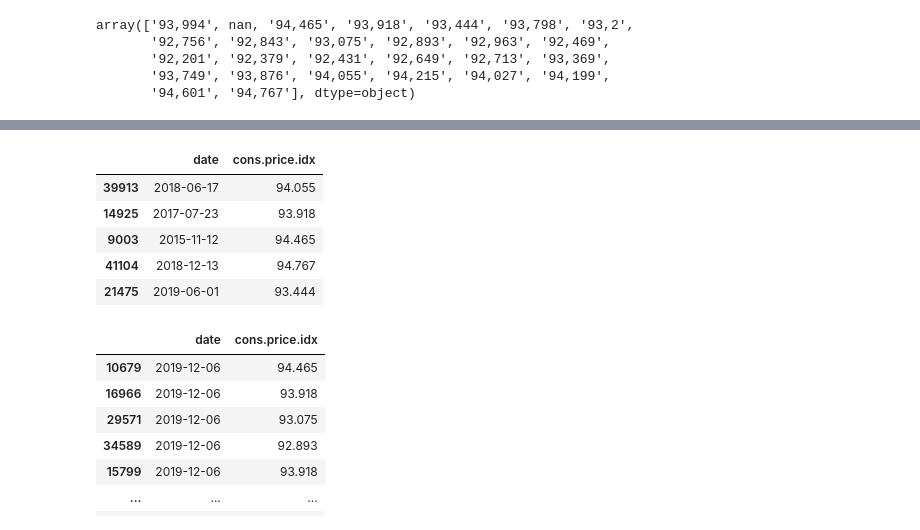
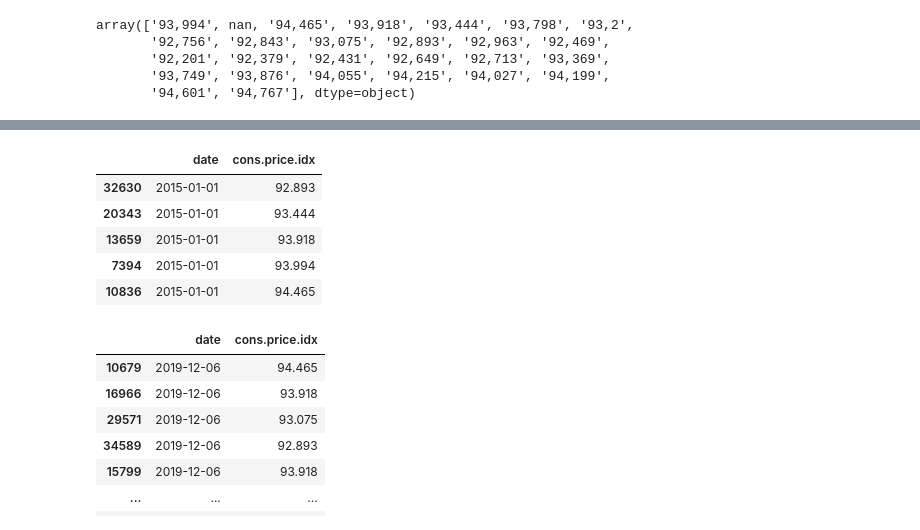
Before and after one commit to claudiarm2002/DataProject-Python-for-Data, a Jupyter notebook: DataProject_PythonForData.ipynb, the cells around one changed output, grey strips where cells are left out. Cells and saved outputs as stored; diff of their text form; code cells hidden in the pictures.

```diff
--- a/DataProject_PythonForData.ipynb
+++ b/DataProject_PythonForData.ipynb
@@ -455,9 +455,8 @@ min          1.000000
 75%          3.000000
 max         56.000000
 Name: campaign, dtype: float64
-# %%
-# Cambiamos el nombre de la columna 'campaign' a 'contacts_last_campaign' para mayor claridad
-data_clean = data_clean.rename(columns={'campaign': 'contacts_last_campaign'})
+# %%
+data_clean = data_clean.rename(columns={'campaign': 'campaign_contacts'})
 # %% [markdown]
 ### Limpieza de la columna 'pdays'
 # %% [markdown]
@@ -474,7 +473,7 @@ data_clean['previous'].unique()
 # %% [output]
 array([0, 1, 2, 3, 4, 5, 6, 7])
 # %%
-data_clean = data_clean.rename(columns={'previous': 'previous_campaign_contacts'})
+data_clean = data_clean.rename(columns={'previous': 'previous_campaigns_contacts'})
 # %% [markdown]
 ### Limpieza de la columna 'poutcome'
 # %% [markdown]
@@ -582,14 +623,14 @@ data_clean['cons.price.idx'] = data_clean['cons.price.idx'].astype('float64')
 # %%
 # Al ser una variable temporal, podemos imputar los NaN con el valor más cercano en el tiempo.
 data_clean_order_by_date_price = data_clean[['date', 'cons.price.idx']].sort_values(by='date')
-data_clean_order_by_date_price.sample(5)
+data_clean_order_by_date_price.head(5)
 # %% [output]
 |  | date | cons.price.idx |
-| 39913 | 2018-06-17 | 94.055 |
-| 14925 | 2017-07-23 | 93.918 |
-| 9003 | 2015-11-12 | 94.465 |
-| 41104 | 2018-12-13 | 94.767 |
-| 21475 | 2019-06-01 | 93.444 |
+| 32630 | 2015-01-01 | 92.893 |
+| 20343 | 2015-01-01 | 93.444 |
+| 13659 | 2015-01-01 | 93.918 |
+| 7394 | 2015-01-01 | 93.994 |
+| 10836 | 2015-01-01 | 94.465 |
 # %%
 # Visualización de las 5 filas antes y después de la fecha 11-12-2019
 data_clean_order_by_date_price.loc[ data_clean_order_by_date_price['date'].between('2019-12-06', '2019-12-16') ]
```
Also changed, not shown: parts of 63 cells of this notebook.
